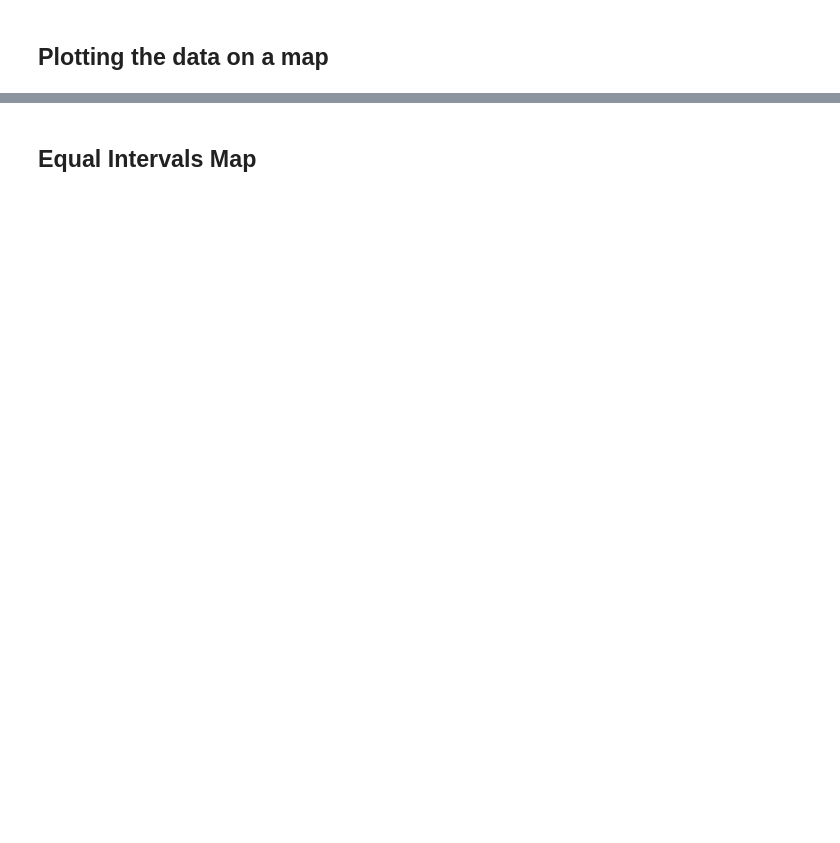
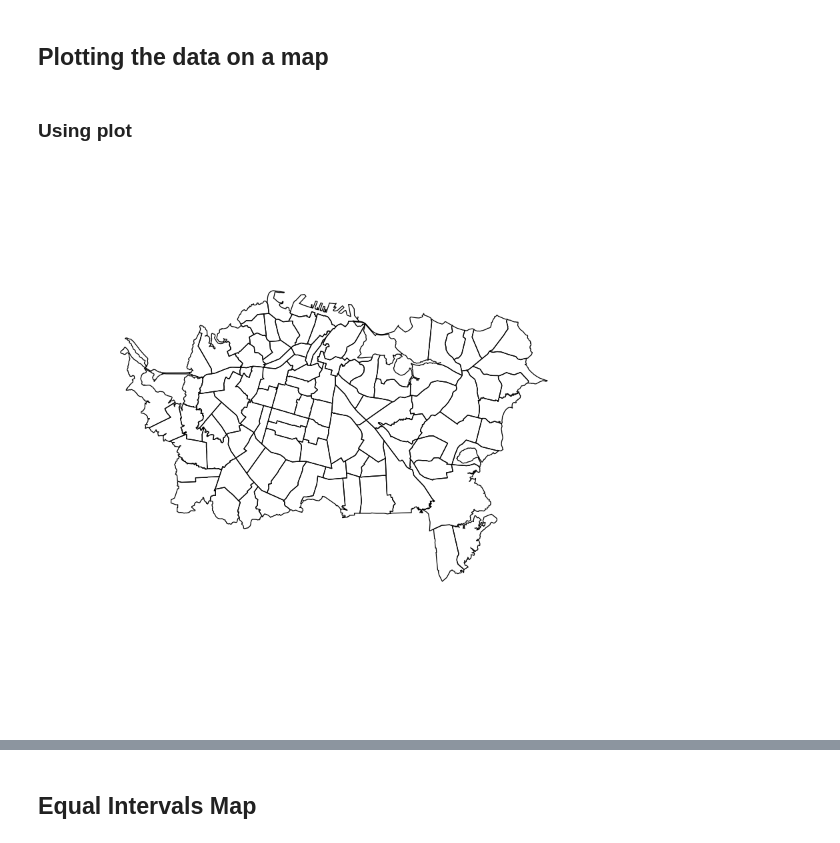
Before and after one commit to xrwang/geog187-notebooks, a Jupyter notebook: lab1-spatial autocorrelation.ipynb, the cells around one changed output, grey strips where cells are left out. Drawn from its saved outputs; the diff is of its cells as text; code cells hidden in the pictures; blank space fills up the shorter version.

```diff
--- a/lab1-spatial autocorrelation.ipynb
+++ b/lab1-spatial autocorrelation.ipynb
@@ -78,3 +97,10 @@ df
 | 100 | 101 | 521901 | Otahuhu West | 1128 | 881 | 1820 | 781 | 445 | 5055 | ... |
 # %% [markdown]
 ## Plotting the data on a map
+# %% [markdown]
+### Using plot
+# %%
+# Test plot the dataset using plot
+plot(s1['PC_ASIAN'])
+# %% [output]
+[figure, added]
```
Also changed, not shown: parts of 30 cells of this notebook.
